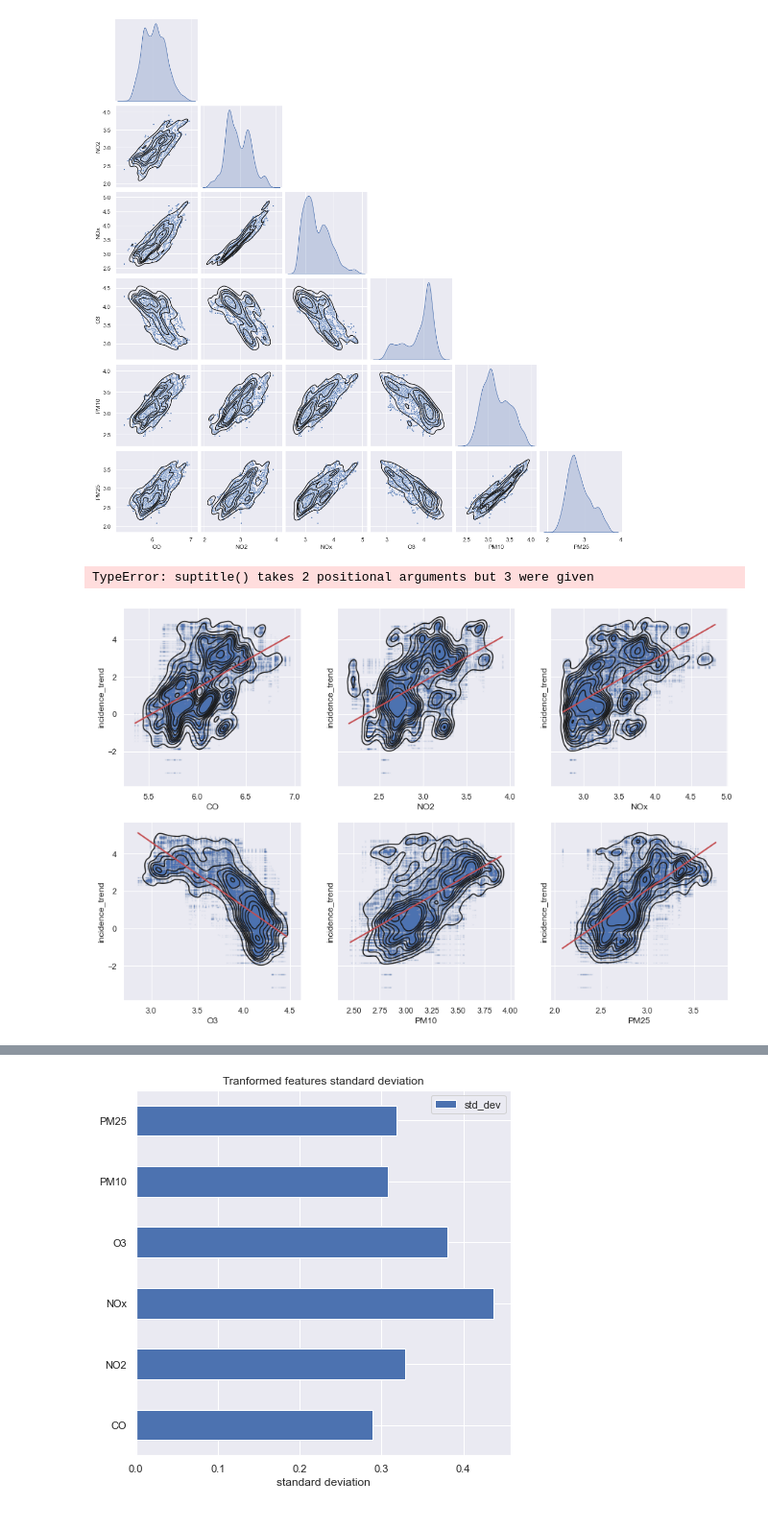
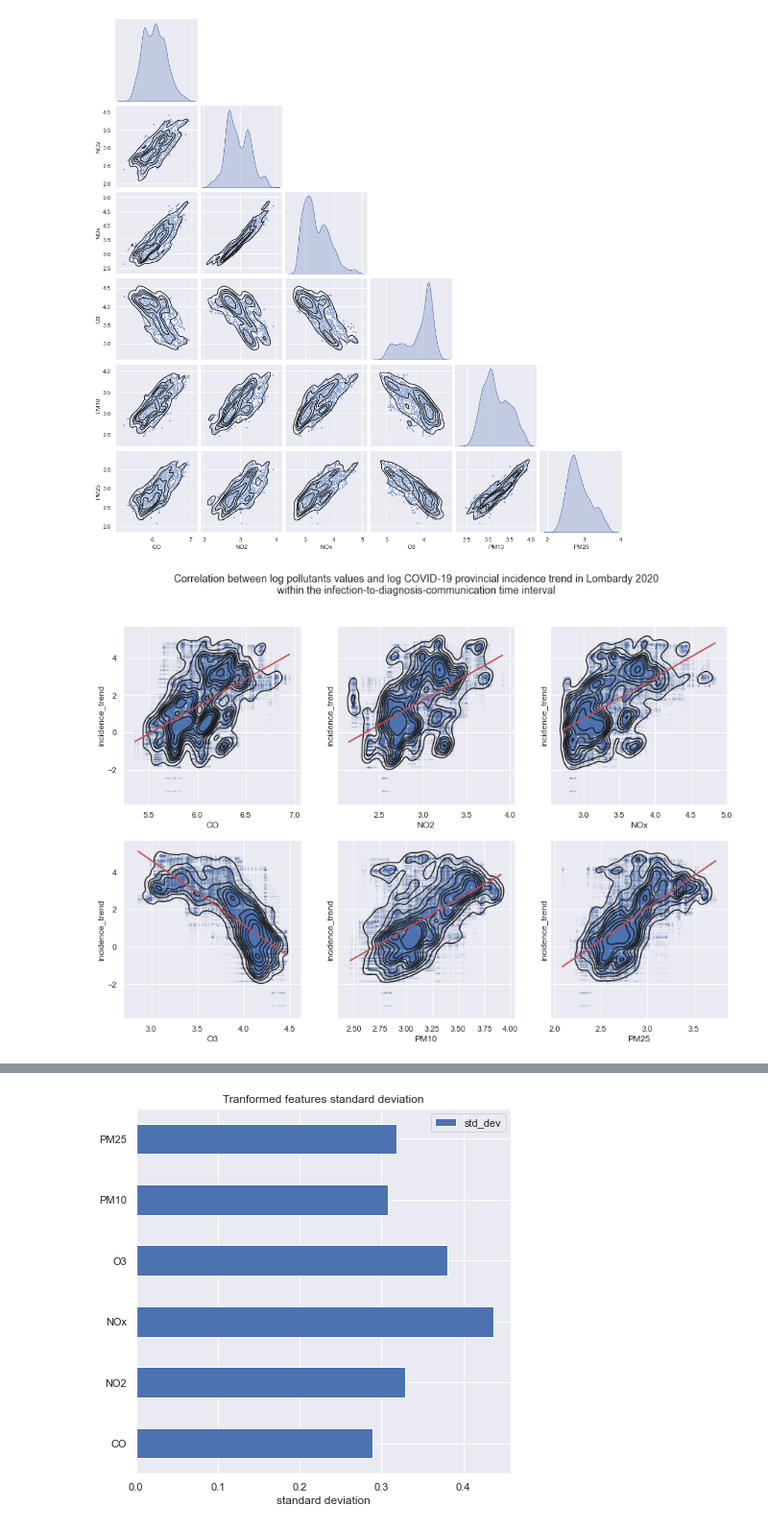
Before and after one commit to maxdevblock/covid-19-air-quality, a Jupyter notebook: 03 EDA.ipynb, the cells around one changed output, grey strips where cells are left out. Shown at 96% size. Cells and saved outputs as stored; diff of their text form; code cells hidden in the pictures.

```diff
--- a/03 EDA.ipynb
+++ b/03 EDA.ipynb
@@ -33,13 +33,11 @@ res = {
     'y': [],
     'fit': [],
     'R2_adj': [],
-    'LL': [],
-    'AIC': [],
     'coeff': [],
-    'F_test': [],
     'standard_error': [],
     'lo': [],
     'hi': [],
+    'pval': [],
 }
 for shift in tqdm(np.arange(min_shift, max_shift+1)):
     dfr = None
@@ -51,7 +49,7 @@ for shift in tqdm(np.arange(min_shift, max_shift+1)):
         _aq = _aq[cols]
         _dfr = _ic.merge(_aq, on='date').reset_index()
         _dfr['province'] = pr
-        _dfr['first_wave'] = _dfr.date < '2020-08-01'
+        _dfr['first_wave'] = _dfr.date < '2020-07-01'
 
         if dfr is None:
             dfr = _dfr
@@ -79,11 +77,9 @@ for shift in tqdm(np.arange(min_shift, max_shift+1)):
         res['y'].append(np.log(dfr.incidence_trend.values))
         res['fit'].append(fit)
         res['R2_adj'].append(fit.rsquared_adj)
-        res['LL'].append(fit.llf)
-        res['AIC'].append(fit.aic)
         res['coeff'].append(fit.params[_x])
-        res['F_test'].append(fit.fvalue)
         res['standard_error'].append(fit.bse[_x])
         conf_int = fit.conf_int(alpha=.01)
         res['lo'].append(conf_int.loc[_x, 0])
         res['hi'].append(conf_int.loc[_x, 1])
+        res['pval'].append(fit.pvalues[_x])
@@ -129,28 +126,27 @@ plt.show()
 [figure]
 # %%
 fig, axs = plt.subplots(2, 3, figsize=(15, 10), sharey=True)
-for i, x in tqdm(enumerate(cols)):
+for i, x in enumerate(tqdm(cols)):
     ax = axs.flat[i]
     sns.regplot(
         data=np.log(DFR[['incidence_trend', x]]),
         x=x, y='incidence_trend',
         ci=None,
         ax=ax,
         line_kws=dict(color='r', lw=2),
         scatter_kws=dict(marker='.', s=1, alpha=.05)
     )
     sns.kdeplot(
         data=np.log(DFR[['incidence_trend', x]]),
         x=x, y='incidence_trend',
         color='k',
         ax=ax,
     )
 fig.suptitle(
     'Correlation between log pollutants values and log COVID-19 provincial incidence trend in Lombardy 2020\n'
     'within the infection-to-diagnosis-communication time interval'
 )
 fig.savefig('images/correlation_EDA.png')
 plt.show()
 # %% [output]
-TypeError: suptitle() takes 2 positional arguments but 3 were given
-[figure, old version]
+[figure, new version]
```
Also changed, not shown: parts of 27 cells of this notebook, 7 other files.
